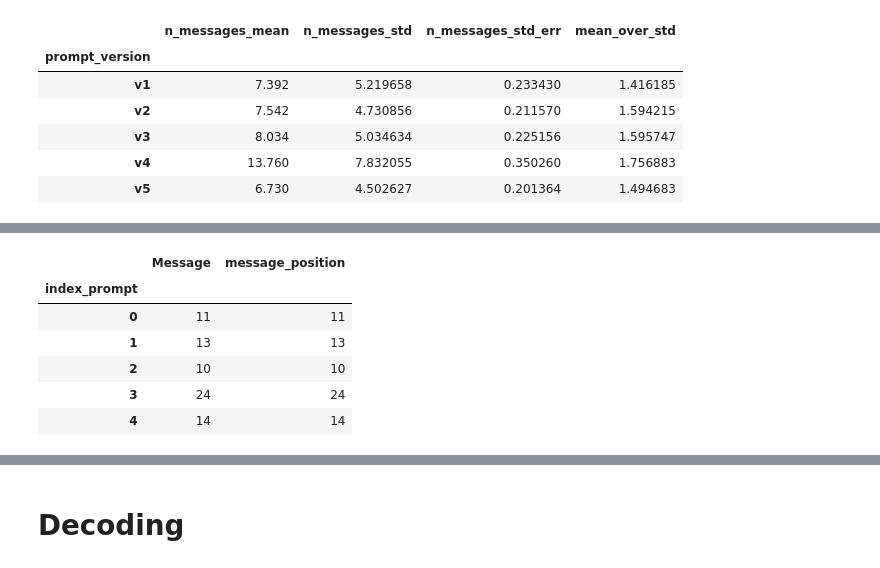
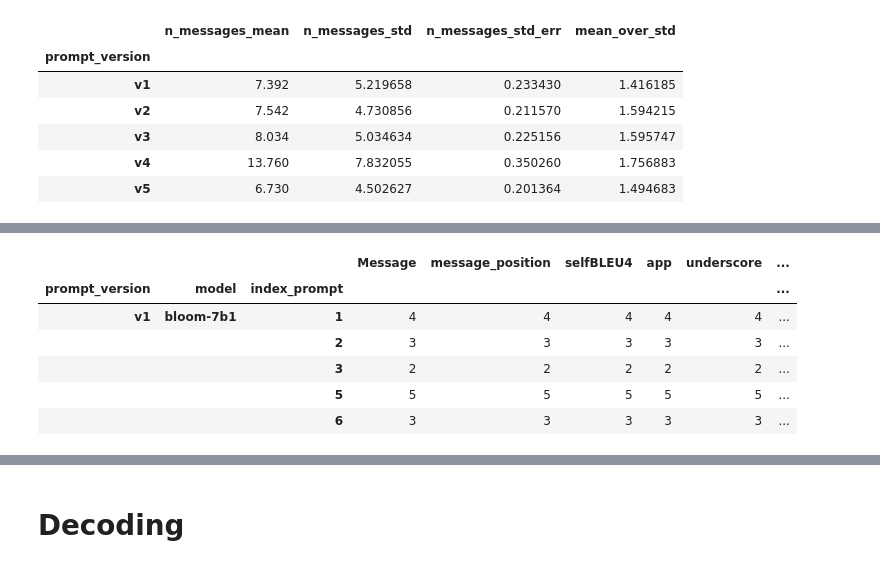
Before and after one commit to thepanlab/smoking_cessation_messages, a Jupyter notebook: scripts/summary tables repetition and criteria.ipynb, the cells around one changed output, grey strips where cells are left out. Cells and saved outputs as stored; diff of their text form; code cells hidden in the pictures.

```diff
--- a/scripts/summary tables repetition and criteria.ipynb
+++ b/scripts/summary tables repetition and criteria.ipynb
@@ -153,7 +148,0 @@ df_messages_count_subset.tail()
-# %%
-l_versions = ["v1","v2"]
-
-l_versions_df = []
-
-for i in l_versions:
-   l_versions_df.extend([i]*10)
@@ -565,0 +406,18 @@ df_initial_temp = pd.read_csv("/home/pcallec/smoking_cessation_messages/results/
+# %%
+l_columns = ["prompt_version", "model",
+            "Message", "index_prompt", "message_position"]
+
+df_all_messages = pd.DataFrame(columns=l_columns)
+
+for pathfile in l_criteria_files:
+    path_temp = Path(pathfile)
+    name_temp = path_temp.name
+    prompt_version = name_temp.split("_")[2]
+    model = name_temp.split("_")[5]
+
+    df_temp = pd.read_csv(pathfile, index_col=0)
+
+    df_temp.insert(0, "prompt_version", prompt_version)
+    df_temp.insert(1, "model", model)
+
+    df_all_messages = pd.concat([df_all_messages, df_temp], ignore_index=True)
@@ -566,11 +440,11 @@ df_initial_temp = pd.read_csv("/home/pcallec/smoking_cessation_messages/results/
 # %%
-df_prompt_initial = df_initial_temp.groupby(["index_prompt"]).count()
-df_prompt_initial.head()
+df_messages_filtered_count = df_all_messages.groupby(["prompt_version", "model", "index_prompt"]).count()
+df_messages_filtered_count.head()
 # %% [output]
-|  | Message | message_position |
-| index_prompt |  |  |
-| 0 | 11 | 11 |
-| 1 | 13 | 13 |
-| 2 | 10 | 10 |
-| 3 | 24 | 24 |
-| 4 | 14 | 14 |
+|  |  |  | Message | message_position | selfBLEU4 | app | underscore | ... |
+| prompt_version | model | index_prompt |  |  |  |  |  | ... |
+| v1 | bloom-7b1 | 1 | 4 | 4 | 4 | 4 | 4 | ... |
+|  |  | 2 | 3 | 3 | 3 | 3 | 3 | ... |
+|  |  | 3 | 2 | 2 | 2 | 2 | 2 | ... |
+|  |  | 5 | 5 | 5 | 5 | 5 | 5 | ... |
+|  |  | 6 | 3 | 3 | 3 | 3 | 3 | ... |
```
Also changed, not shown: parts of 125 cells of this notebook.
